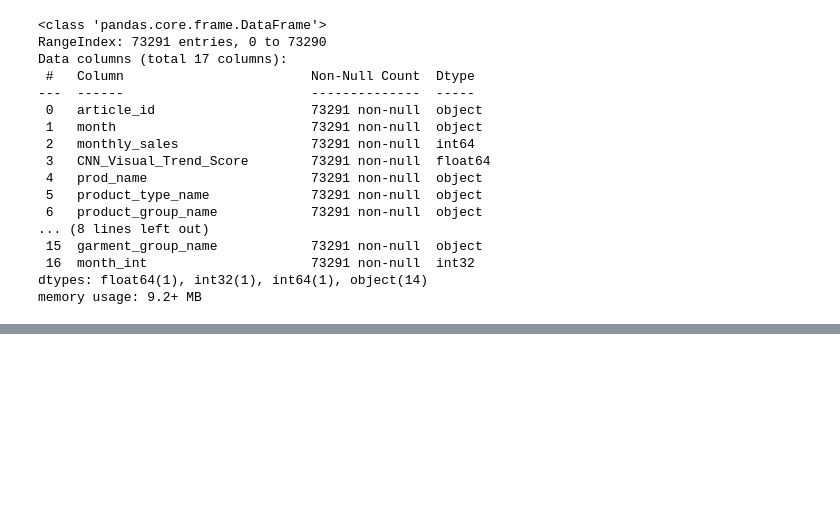
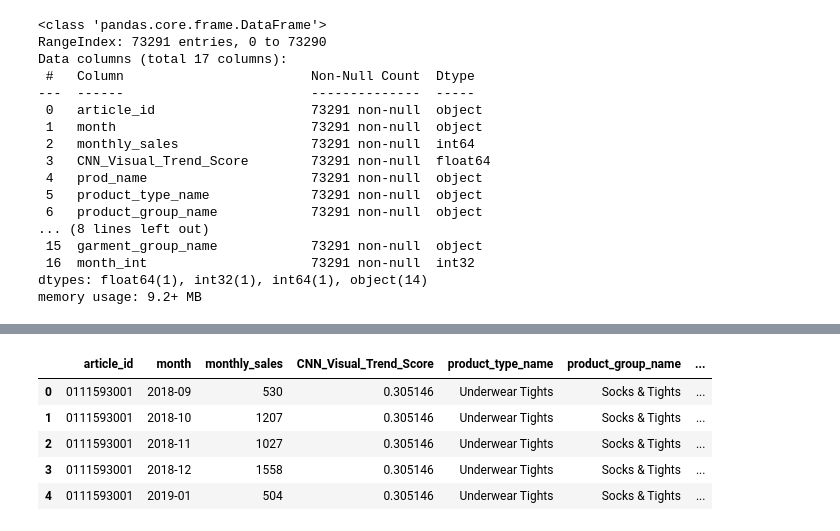
Before and after one commit to Shailya777/stylesignal-multimodal, a Jupyter notebook: notebooks/tabular_experiment.ipynb, the cells around one changed output, grey strips where cells are left out. Cells and saved outputs as stored; diff of their text form; code cells hidden in the pictures; blank space fills up the shorter version.

Commit message:
Updated final dataframe

```diff
--- a/notebooks/tabular_experiment.ipynb
+++ b/notebooks/tabular_experiment.ipynb
@@ -186,0 +211,12 @@ memory usage: 9.2+ MB
+# %%
+# Dropping 'prod_name' column for having too many categories, working essentially as unique:
+df= df.drop('prod_name', axis= 1)
+# %%
+df.head()
+# %% [output]
+|  | article_id | month | monthly_sales | CNN_Visual_Trend_Score | product_type_name | product_group_name | ... |
+| 0 | 0111593001 | 2018-09 | 530 | 0.305146 | Underwear Tights | Socks & Tights | ... |
+| 1 | 0111593001 | 2018-10 | 1207 | 0.305146 | Underwear Tights | Socks & Tights | ... |
+| 2 | 0111593001 | 2018-11 | 1027 | 0.305146 | Underwear Tights | Socks & Tights | ... |
+| 3 | 0111593001 | 2018-12 | 1558 | 0.305146 | Underwear Tights | Socks & Tights | ... |
+| 4 | 0111593001 | 2019-01 | 504 | 0.305146 | Underwear Tights | Socks & Tights | ... |
```
Also changed, not shown: parts of 4 cells of this notebook.
